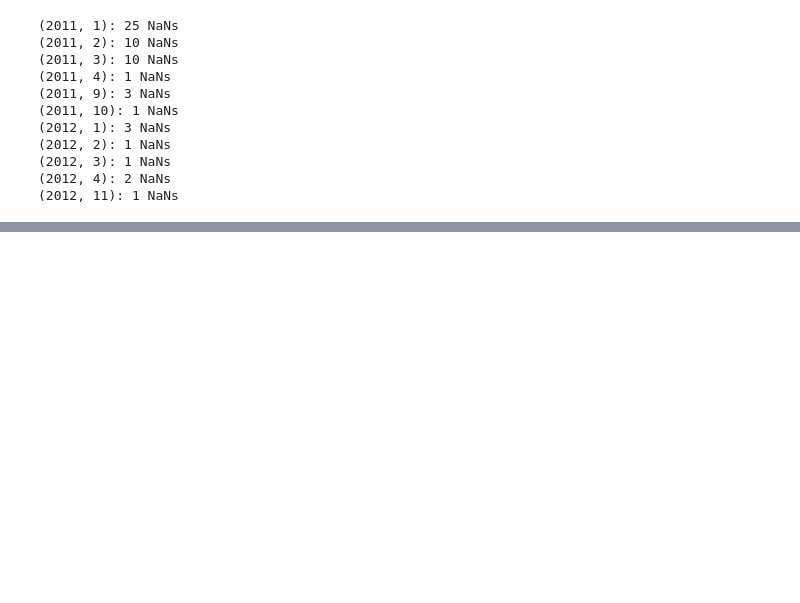
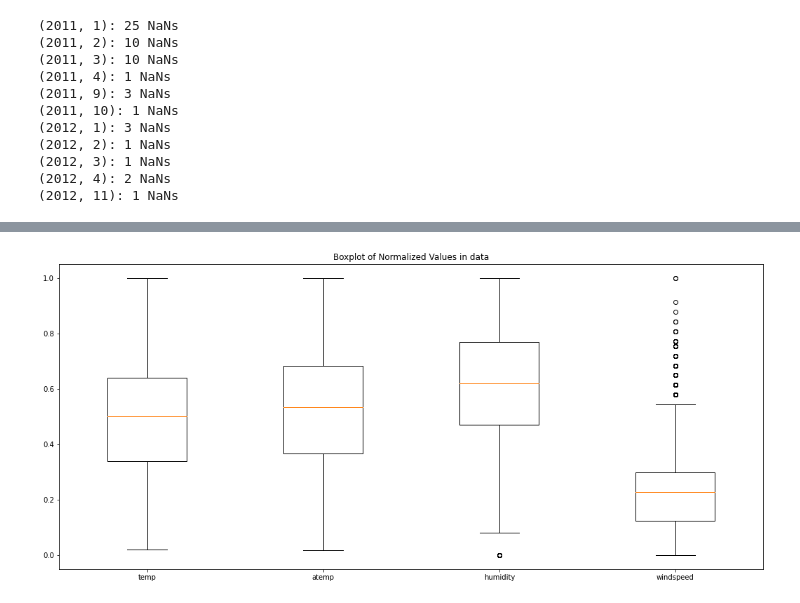
Before and after one commit to montanha22/po233-bike-sharing-demand, a Jupyter notebook: preproc.ipynb, the cells around one changed output, grey strips where cells are left out. Cells and saved outputs as stored; diff of their text form; code cells hidden in the pictures; blank space fills up the shorter version.

Commit message:
Adding outliers analysis and normalization

```diff
--- a/preproc.ipynb
+++ b/preproc.ipynb
@@ -82,0 +86,24 @@ bikes
+# %%
+# Box plot para análise de outliers (em variáveis não categóricas)
+
+non_categorical = ["temp","atemp","humidity","windspeed"]
+
+def plot_boxplot(bikes: pd.DataFrame, save=True, plot=False):
+    fig, ax = plt.subplots(figsize=(18, 8))
+    ax.set_title(f"Análise de Outliers em Bikes", weight='bold', fontsize=15)
+
+    data = [bikes[col].values/max(bikes[col].values) for col in non_categorical]
+    ax.set_title('Boxplot of Normalized Values in data')
+    ax.boxplot(data, labels=non_categorical)
+
+    if save:
+        fig.savefig(f"preproc/pre_outlier_boxplot.png")
+
+    if not plot:
+        plt.close()
+
+    return fig
+# %%
+plot_boxplot(bikes)
+# %% [output]
+[figure, added]
```
Also changed, not shown: parts of 6 cells of this notebook, 2 other files.
